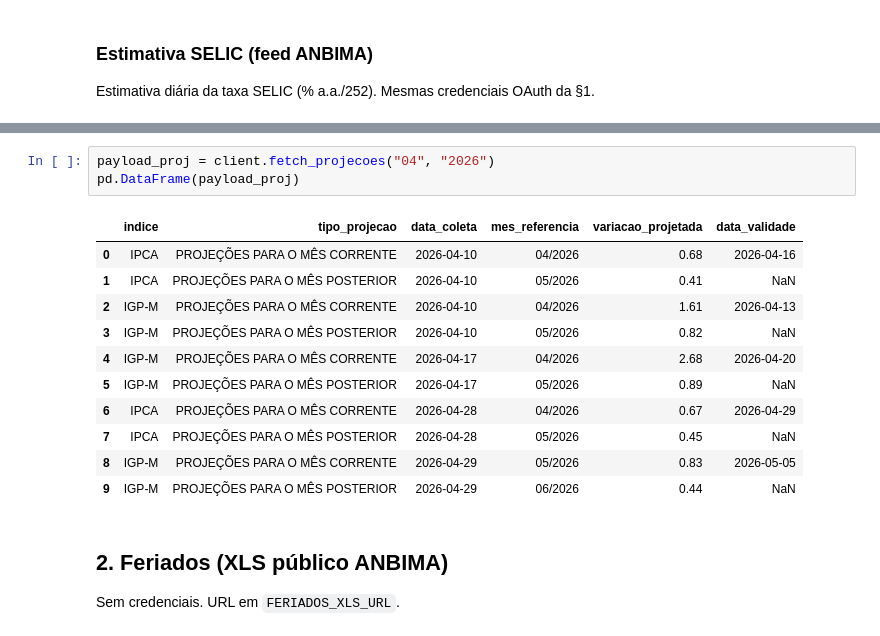
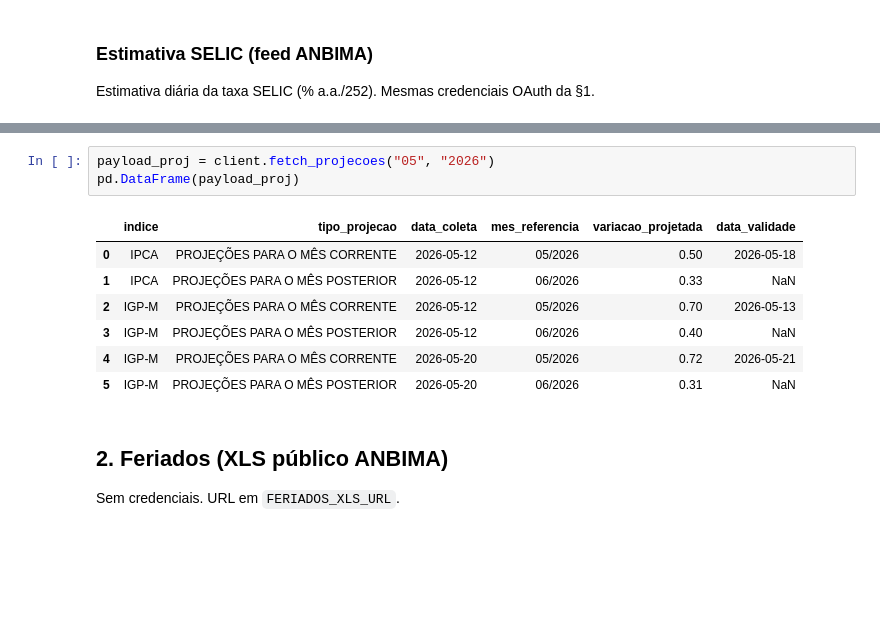
Before and after one commit to rborges447/brazilian_bonds_data_base, a Jupyter notebook: notebooks/test_providers.ipynb, the cells around one changed output, grey strips where cells are left out. Drawn from its saved outputs; the diff is of its cells as text; blank space fills up the shorter version.

Commit message:
so falta ipca

```diff
--- a/notebooks/test_providers.ipynb
+++ b/notebooks/test_providers.ipynb
@@ -176,18 +159,14 @@ ANBIMA — Estimativa SELIC (latest) | shape=(1, 2)
 # %%
-payload_proj = client.fetch_projecoes("04", "2026")
+payload_proj = client.fetch_projecoes("05", "2026")
 pd.DataFrame(payload_proj)
 # %% [output]
 |  | indice | tipo_projecao | data_coleta | mes_referencia | variacao_projetada | data_validade |
-| 0 | IPCA | PROJEÇÕES PARA O MÊS CORRENTE | 2026-04-10 | 04/2026 | 0.68 | 2026-04-16 |
-| 1 | IPCA | PROJEÇÕES PARA O MÊS POSTERIOR | 2026-04-10 | 05/2026 | 0.41 | NaN |
-| 2 | IGP-M | PROJEÇÕES PARA O MÊS CORRENTE | 2026-04-10 | 04/2026 | 1.61 | 2026-04-13 |
-| 3 | IGP-M | PROJEÇÕES PARA O MÊS POSTERIOR | 2026-04-10 | 05/2026 | 0.82 | NaN |
-| 4 | IGP-M | PROJEÇÕES PARA O MÊS CORRENTE | 2026-04-17 | 04/2026 | 2.68 | 2026-04-20 |
-| 5 | IGP-M | PROJEÇÕES PARA O MÊS POSTERIOR | 2026-04-17 | 05/2026 | 0.89 | NaN |
-| 6 | IPCA | PROJEÇÕES PARA O MÊS CORRENTE | 2026-04-28 | 04/2026 | 0.67 | 2026-04-29 |
-| 7 | IPCA | PROJEÇÕES PARA O MÊS POSTERIOR | 2026-04-28 | 05/2026 | 0.45 | NaN |
-| 8 | IGP-M | PROJEÇÕES PARA O MÊS CORRENTE | 2026-04-29 | 05/2026 | 0.83 | 2026-05-05 |
-| 9 | IGP-M | PROJEÇÕES PARA O MÊS POSTERIOR | 2026-04-29 | 06/2026 | 0.44 | NaN |
+| 0 | IPCA | PROJEÇÕES PARA O MÊS CORRENTE | 2026-05-12 | 05/2026 | 0.50 | 2026-05-18 |
+| 1 | IPCA | PROJEÇÕES PARA O MÊS POSTERIOR | 2026-05-12 | 06/2026 | 0.33 | NaN |
+| 2 | IGP-M | PROJEÇÕES PARA O MÊS CORRENTE | 2026-05-12 | 05/2026 | 0.70 | 2026-05-13 |
+| 3 | IGP-M | PROJEÇÕES PARA O MÊS POSTERIOR | 2026-05-12 | 06/2026 | 0.40 | NaN |
+| 4 | IGP-M | PROJEÇÕES PARA O MÊS CORRENTE | 2026-05-20 | 05/2026 | 0.72 | 2026-05-21 |
+| 5 | IGP-M | PROJEÇÕES PARA O MÊS POSTERIOR | 2026-05-20 | 06/2026 | 0.31 | NaN |
 # %% [markdown]
 ## 2. Feriados (XLS público ANBIMA)
 
```
Also changed, not shown: parts of 4 cells of this notebook, 11 other files.
